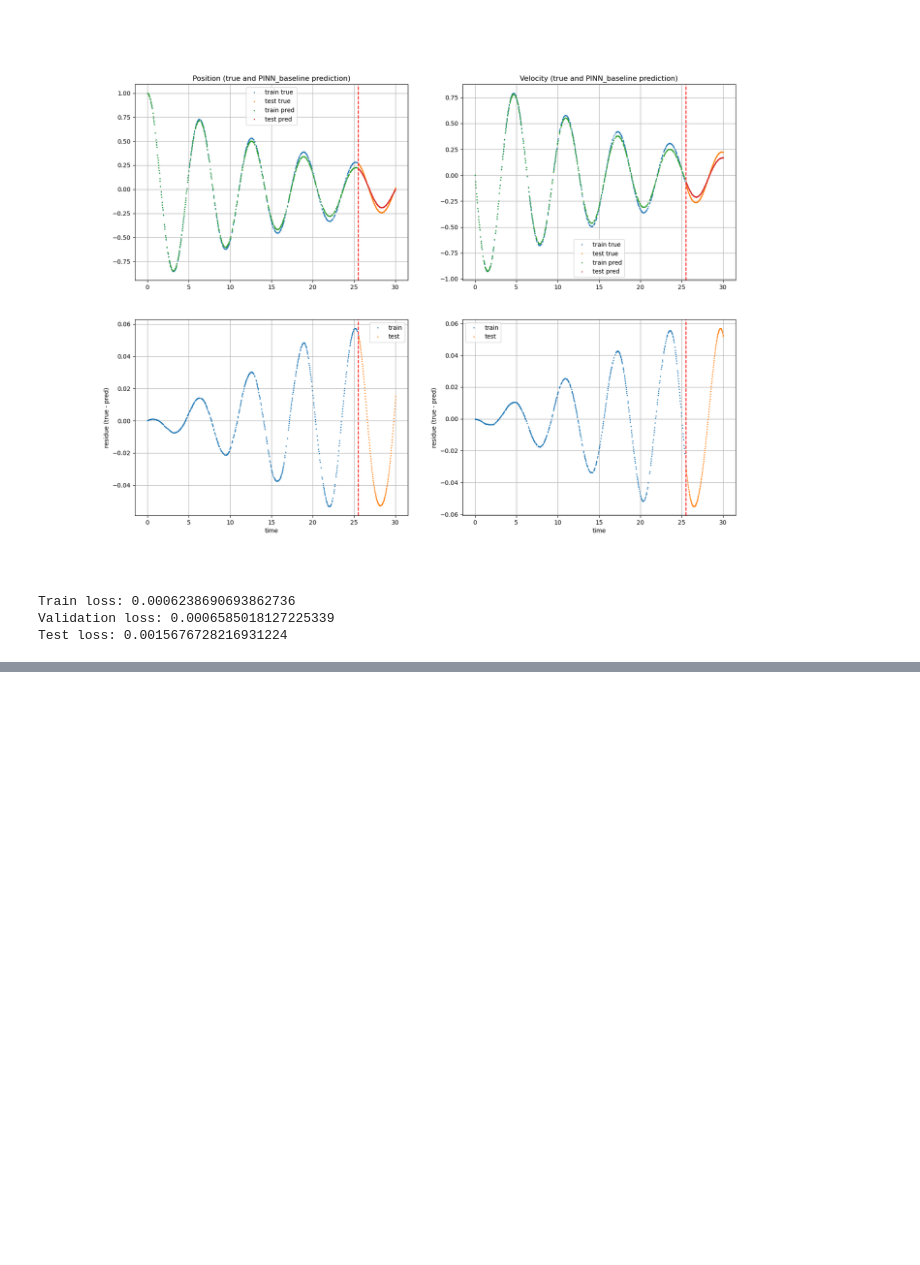
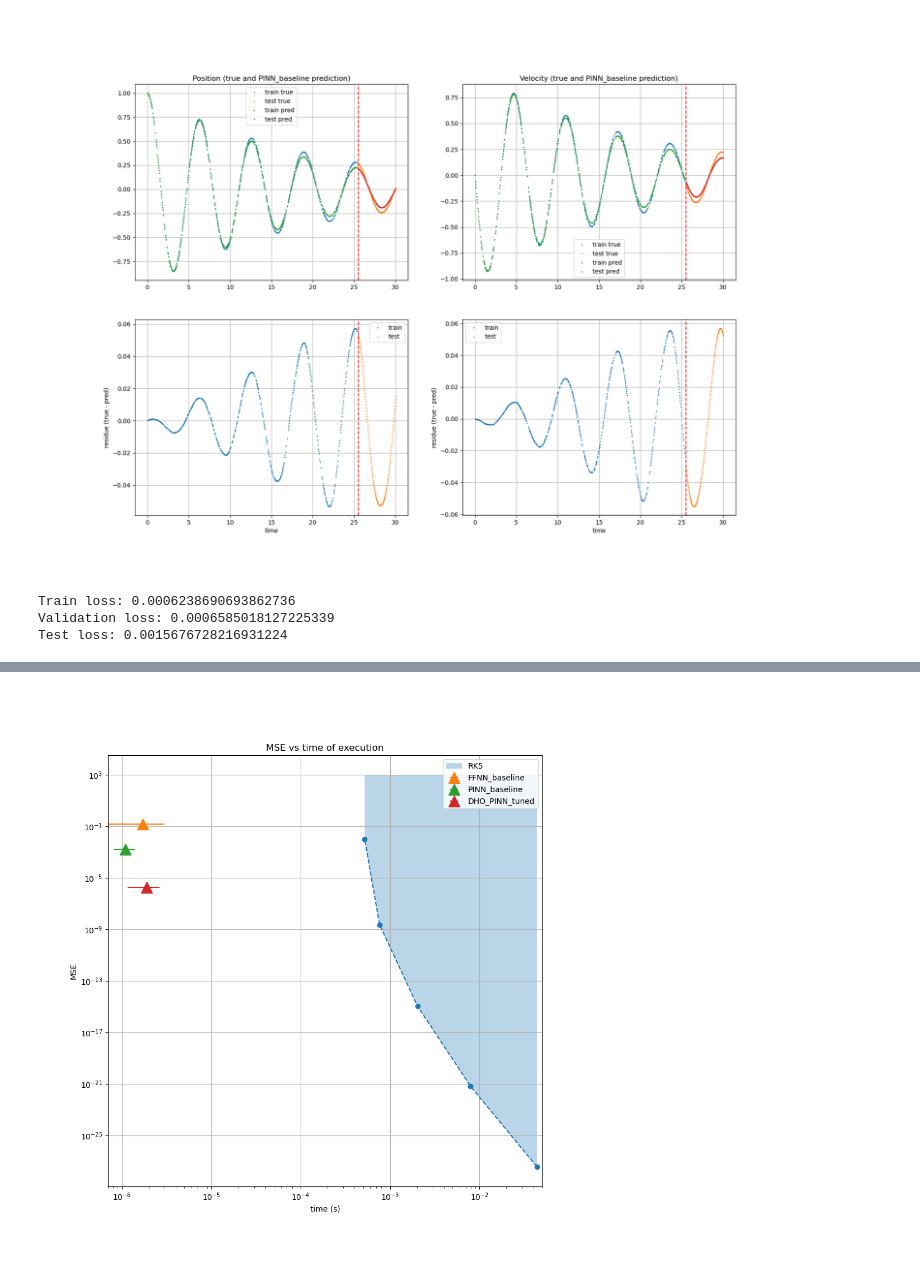
Before and after one commit to luigiEG/FYS5429_Project1, a Jupyter notebook: src/DHOscillator_analysis.ipynb, the cells around one changed output, grey strips where cells are left out. Cells and saved outputs as stored; diff of their text form; code cells hidden in the pictures; blank space fills up the shorter version.

```diff
--- a/src/DHOscillator_analysis.ipynb
+++ b/src/DHOscillator_analysis.ipynb
@@ -418,0 +497,25 @@ tensor(0.1473, grad_fn=<MeanBackward0>)
+# %%
+# plot MSE vs time of execution for RK5
+plt.figure(figsize=(10, 10))
+plt.plot(exec_times, mses, 'o--')
+plt.fill_between(exec_times, mses, 1000, alpha=0.3, label='RK5')
+
+# plot the execution time of the models
+marker = '^'
+markersize = 15
+plt.errorbar([FFNN_baseline_time], [FFNN_baseline_test_loss], xerr=FFNN_baseline_time_std, fmt=marker, markersize=markersize, label='FFNN_baseline')
+plt.errorbar([PINN_baseline_time], [PINN_baseline_test_loss], xerr=PINN_baseline_time_std, fmt=marker, markersize=markersize, label='PINN_baseline')
+plt.errorbar([DHO_PINN_tuned_time], [DHO_PINN_tuned_test_loss], xerr=DHO_PINN_tuned_time_std, fmt=marker, markersize=markersize, label='DHO_PINN_tuned')
+plt.xscale('log')
+plt.yscale('log')
+plt.xlabel('time (s)')
+plt.ylabel('MSE')
+plt.grid()
+plt.legend()
+plt.title('MSE vs time of execution')
+plt.xlim(7e-7, 5e-2)
+
+# save the figure
+plt.savefig('../plot/DHOscillator_MSE_vs_time.png')
+# %% [output]
+[figure, added]
```
Also changed, not shown: parts of 31 cells of this notebook, 7 other files.
